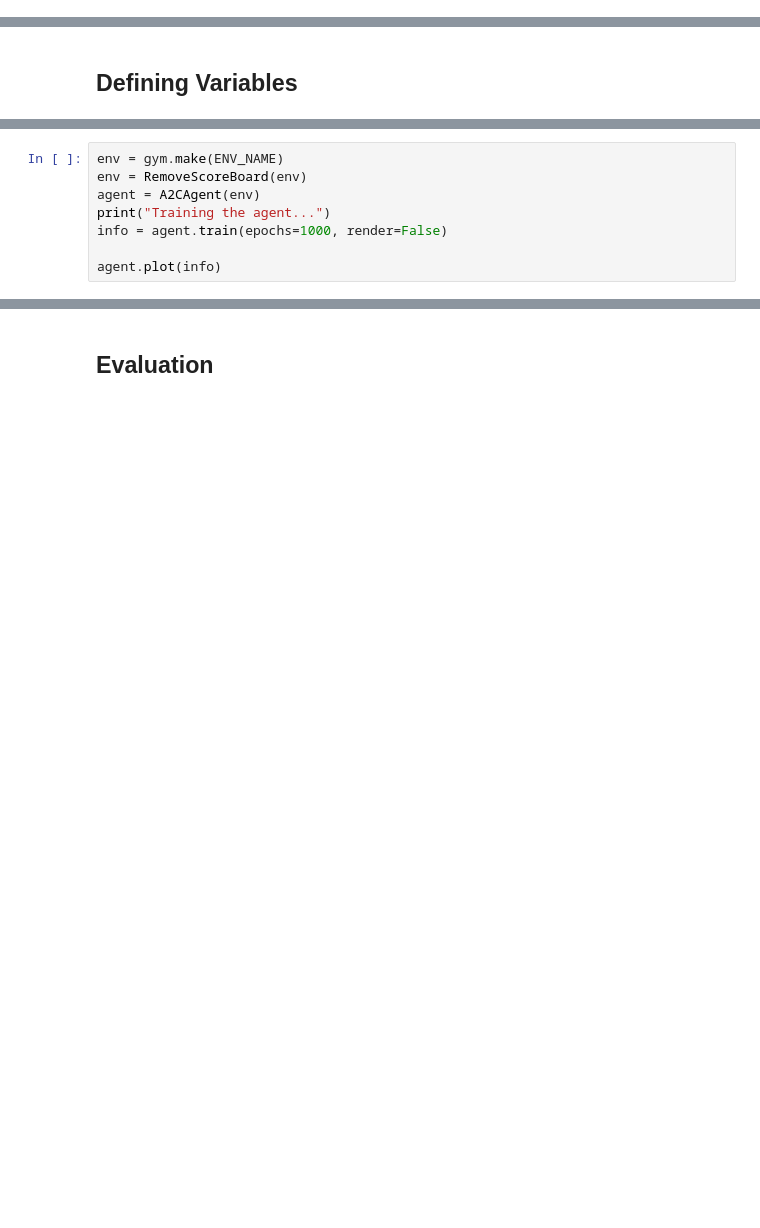
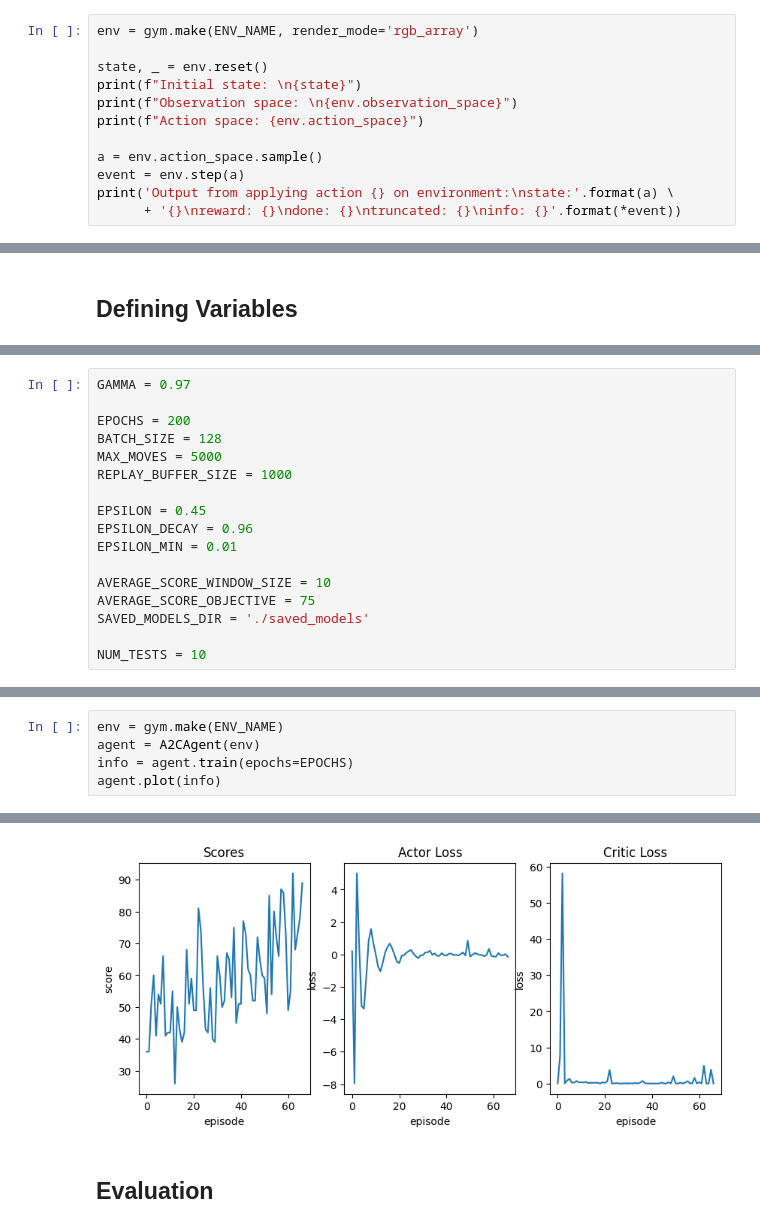
Before and after one commit to remivCode/reinforcement-learning, a Jupyter notebook: bowling.ipynb, the cells around one changed output, grey strips where cells are left out. Saved outputs shown, nothing was run; the diff lists cells and outputs as text; blank space fills up the shorter version.

Commit message:
good model

```diff
--- a/bowling.ipynb
+++ b/bowling.ipynb
@@ -66,0 +59,12 @@ observation_space_shape = cropped_obs.shape
+# %%
+env = gym.make(ENV_NAME, render_mode='rgb_array')
+
+state, _ = env.reset()
+print(f"Initial state: \n{state}")
+print(f"Observation space: \n{env.observation_space}")
+print(f"Action space: {env.action_space}")
+
+a = env.action_space.sample()
+event = env.step(a)
+print('Output from applying action {} on environment:\nstate:'.format(a) \
+      + '{}\nreward: {}\ndone: {}\ntruncated: {}\ninfo: {}'.format(*event))
@@ -105,0 +318,17 @@ class Critic(nn.Module):
+# %%
+GAMMA = 0.97
+
+EPOCHS = 200
+BATCH_SIZE = 128
+MAX_MOVES = 5000
+REPLAY_BUFFER_SIZE = 1000
+
+EPSILON = 0.45
+EPSILON_DECAY = 0.96
+EPSILON_MIN = 0.01
+
+AVERAGE_SCORE_WINDOW_SIZE = 10
+AVERAGE_SCORE_OBJECTIVE = 75
+SAVED_MODELS_DIR = './saved_models'
+
+NUM_TESTS = 10
@@ -301,10 +554,7 @@ class A2CAgent:
         plt.show()
 # %%
 env = gym.make(ENV_NAME)
-env = RemoveScoreBoard(env)
 agent = A2CAgent(env)
-print("Training the agent...")
-info = agent.train(epochs=1000, render=False)
-
+info = agent.train(epochs=EPOCHS)
 agent.plot(info)
 # %% [output]
@@ -328,3 +578,4 @@ Epoch: 60/1000, Score: 79.0, Mean Score (Last 10): 65.60, Actor Loss: 0.03288668
+[figure, added]
 # %% [markdown]
 ## **Evaluation**
 # %%
```
Also changed, not shown: parts of 32 cells of this notebook.
